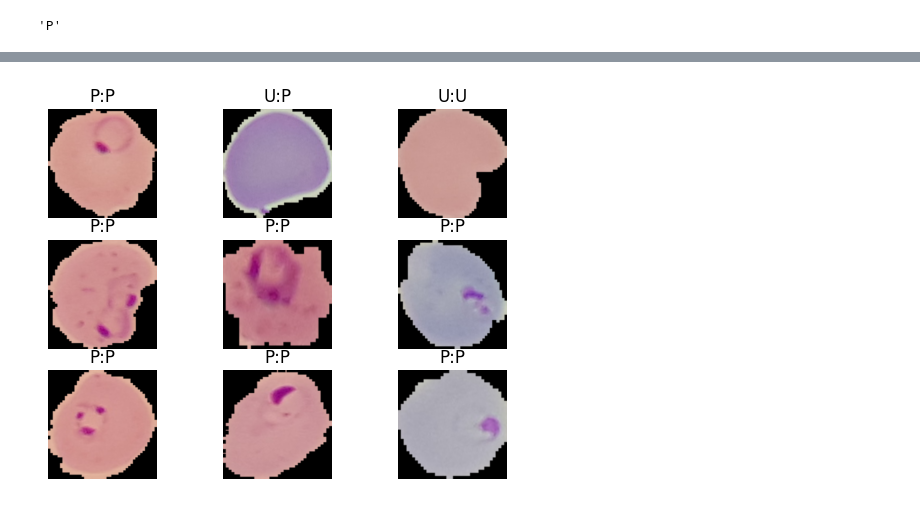
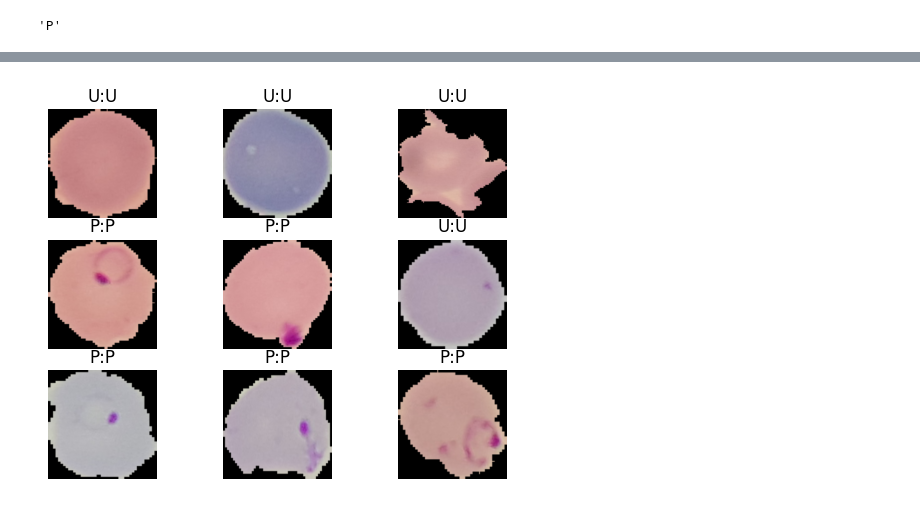
Before and after one commit to 7078-cj/Deep-Learning-Study, a Jupyter notebook: Malaria_Detection.ipynb, the cells around one changed output, grey strips where cells are left out. Cells and saved outputs as stored; diff of their text form; code cells hidden in the pictures.

```diff
--- a/Malaria_Detection.ipynb
+++ b/Malaria_Detection.ipynb
@@ -166,3 +513,3 @@ lenet_model.compile(
 # %%
-history = lenet_model.fit(train_dataset, validation_data= val_dataset, epochs= 20, verbose = 1)
+history = lenet_custom_model.fit(train_dataset, validation_data= val_dataset, epochs= 10, verbose = 1, callbacks = [plateau_callback])
 # %% [output]
@@ -218,0 +577,11 @@ lenet_model.evaluate(test_dataset)
+# %%
+import numpy as np
+
+# Concatenate all image batches
+inputs = np.concatenate([x for x, y in test_dataset.as_numpy_iterator()], axis=0)
+
+# Concatenate all label batches
+labels = np.concatenate([y for x, y in test_dataset.as_numpy_iterator()], axis=0)
+
+print("inputs shape:", inputs.shape)
+print("labels shape:", labels.shape)
@@ -218,0 +591,2 @@ lenet_model.evaluate(test_dataset)
+# %%
+p = lenet_custom_model.predict(inputs)
@@ -218,0 +613,21 @@ lenet_model.evaluate(test_dataset)
+# %%
+# Get predicted probabilities for the positive class
+y_probs = p  # shape: (num_samples, 1) or (num_samples,)
+# Ensure 1D array
+y_probs = y_probs.ravel()
+
+# Compute ROC curve
+fp, tp, thresholds = roc_curve(labels, y_probs)
+
+plt.plot(fp, tp, label="ROC curve")
+plt.title("ROC curve")
+plt.xlabel("False positive rate")
+plt.ylabel("True positive rate")
+
+# Annotate thresholds every 'skip' points
+skip = 20
+for i in range(0, len(thresholds), skip):
+    plt.text(fp[i], tp[i], str(round(thresholds[i], 2)))
+
+plt.grid()
+plt.show()
@@ -233,7 +650,7 @@ for i, (image, label) in enumerate(test_dataset.take(9)):
 
   ax = plt.subplot( 3, 3, i+1)
   plt.imshow(image[0])
-  plt.title(str(parasite_or_not(label.numpy()[0])) + ":" +str(parasite_or_not(lenet_model.predict(image)[0][0])))
+  plt.title(str(parasite_or_not(label.numpy()[0])) + ":" +str(parasite_or_not(lenet_custom_model.predict(image)[0][0])))
 
   plt.axis('off')
 # %% [output]
@@ -249 +666 @@ for i, (image, label) in enumerate(test_dataset.take(9)):
-[figure, old version]
+[figure, new version]
```
Also changed, not shown: parts of 38 cells of this notebook.
